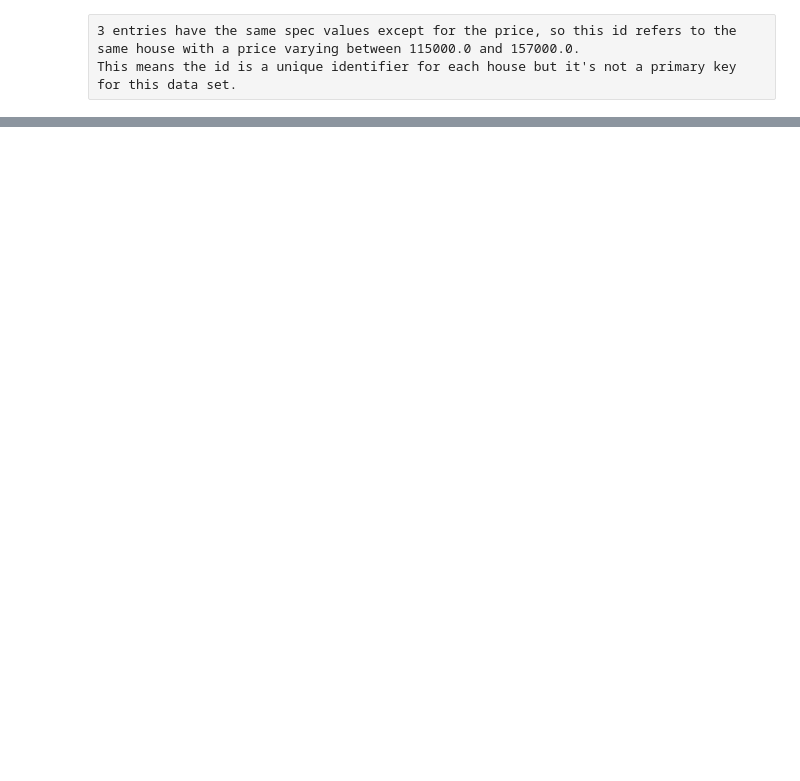
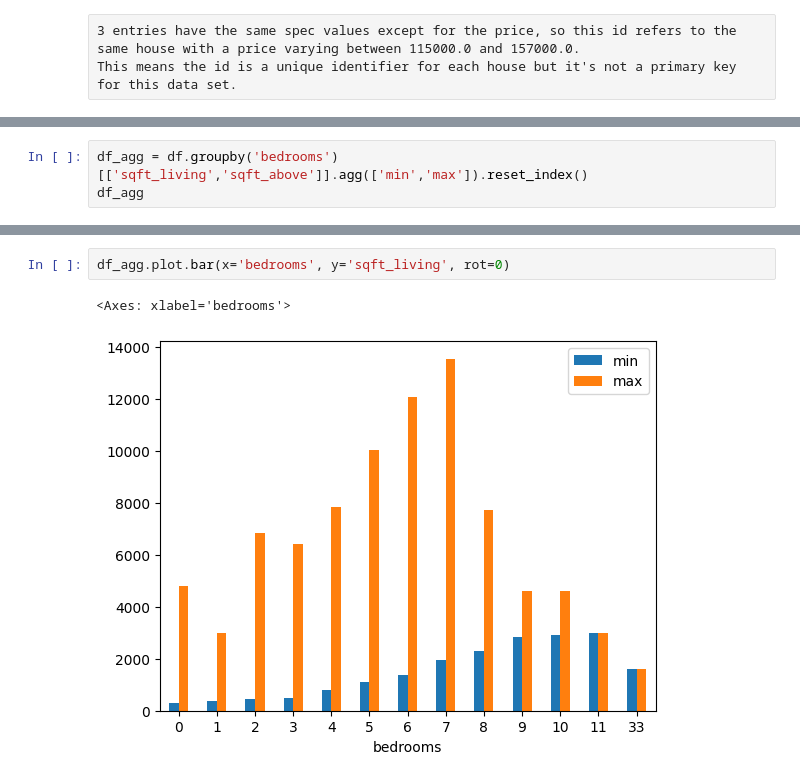
Before and after one commit to FawziElZein/House-Sales-King-County-Analysis-Part-3, a Jupyter notebook: Pandas Assignment #4.ipynb, the cells around one changed output, grey strips where cells are left out. Saved outputs shown, nothing was run; the diff lists cells and outputs as text; blank space fills up the shorter version.

Commit message:
bedroom variable analysis

```diff
--- a/Pandas Assignment #4.ipynb
+++ b/Pandas Assignment #4.ipynb
@@ -53,0 +133,3 @@ This means the id is a unique identifier for each house but it's not a primary k
+# %%
+df_agg = df.groupby('bedrooms')[['sqft_living','sqft_above']].agg(['min','max']).reset_index()
+df_agg
@@ -53,0 +152,5 @@ This means the id is a unique identifier for each house but it's not a primary k
+# %%
+df_agg.plot.bar(x='bedrooms', y='sqft_living', rot=0)
+# %% [output]
+<Axes: xlabel='bedrooms'>
+[figure, added]
```
Also changed, not shown: parts of 12 cells of this notebook, 1 other file.
